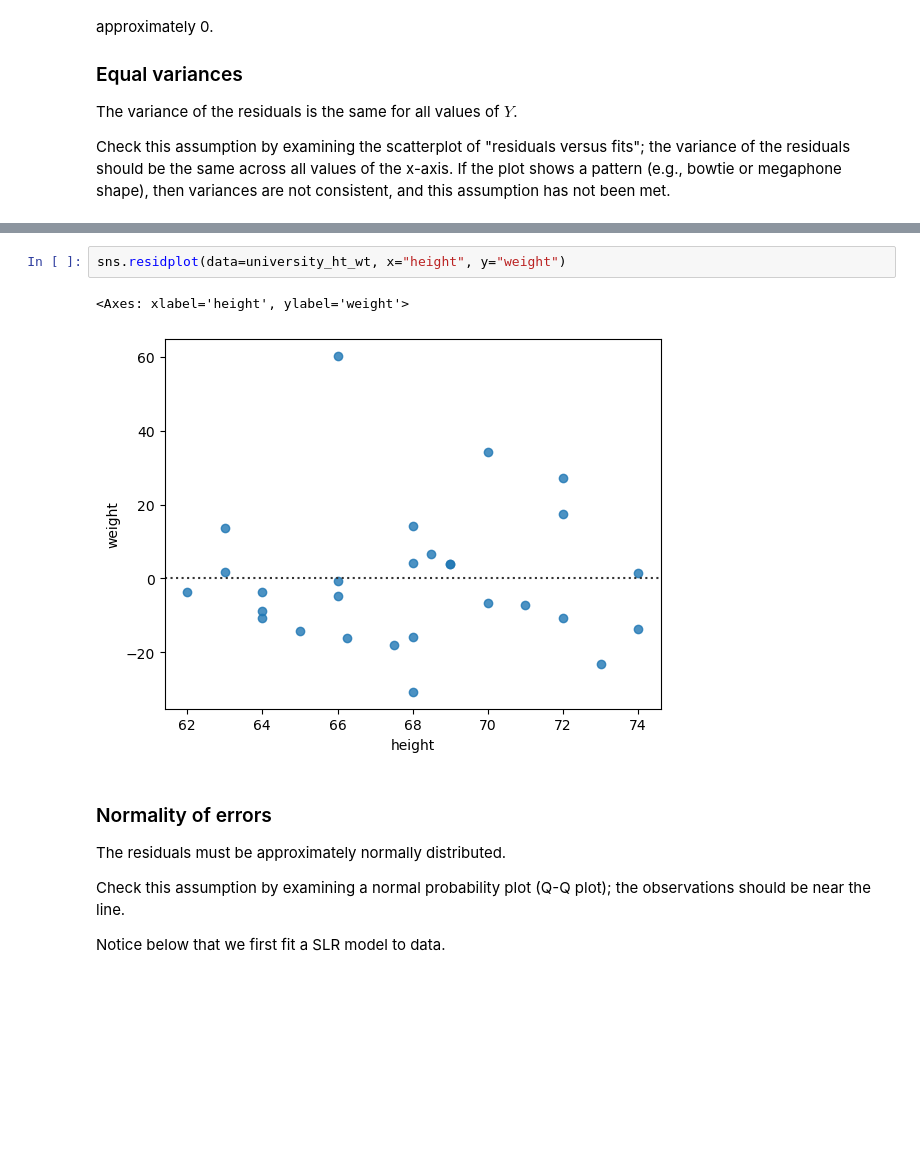
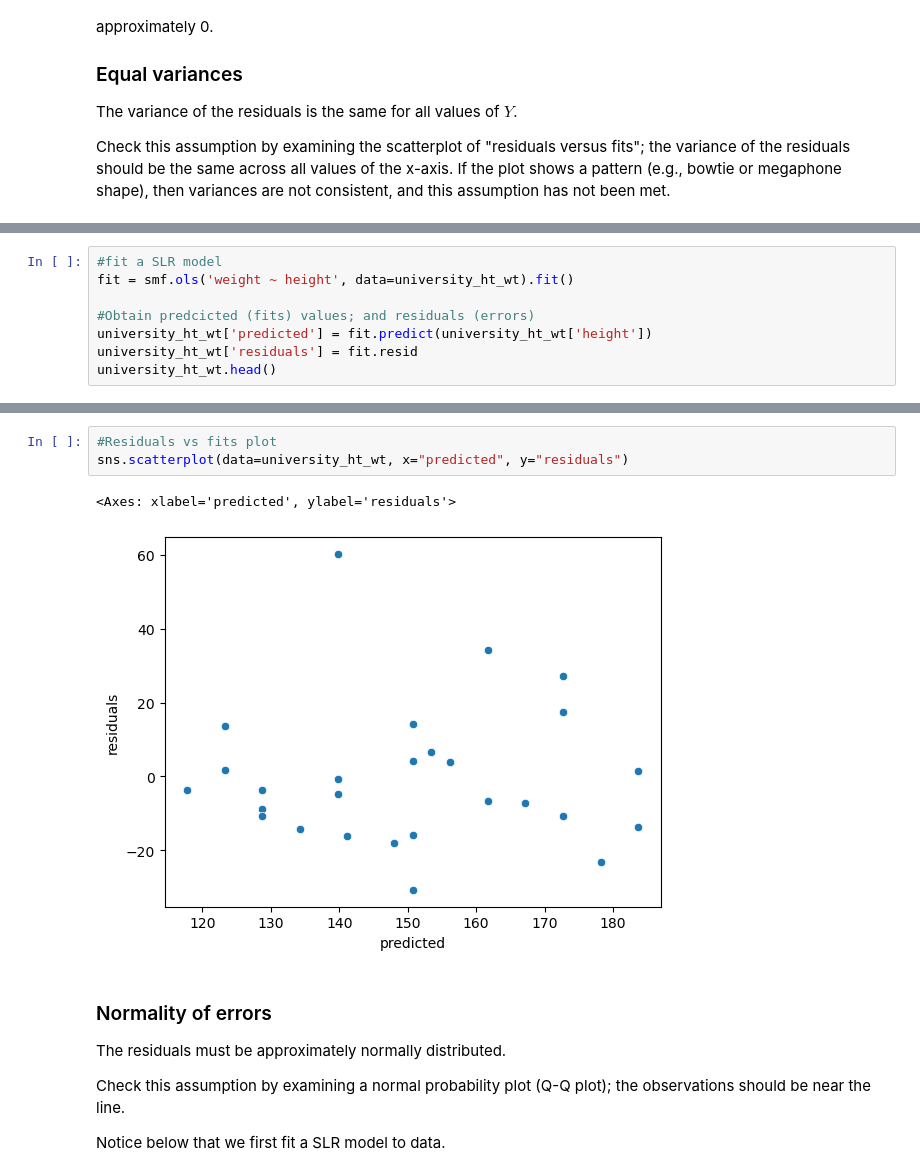
Before and after one commit to Wilber/hpcbootcamp_regression, a Jupyter notebook: regression_simple.ipynb, the cells around one changed output, grey strips where cells are left out. Drawn from its saved outputs; the diff is of its cells as text; blank space fills up the shorter version.

```diff
--- a/regression_simple.ipynb
+++ b/regression_simple.ipynb
@@ -136,0 +138,8 @@ Check this assumption by examining the scatterplot of "residuals versus fits"; t
+# %%
+#fit a SLR model
+fit = smf.ols('weight ~ height', data=university_ht_wt).fit()
+
+#Obtain predcicted (fits) values; and residuals (errors)
+university_ht_wt['predicted'] = fit.predict(university_ht_wt['height'])
+university_ht_wt['residuals'] = fit.resid
+university_ht_wt.head()
@@ -137,8 +153,9 @@ Check this assumption by examining the scatterplot of "residuals versus fits"; t
 # %%
-sns.residplot(data=university_ht_wt, x="height", y="weight")
+#Residuals vs fits plot
+sns.scatterplot(data=university_ht_wt, x="predicted", y="residuals")
 # %% [output]
-<Axes: xlabel='height', ylabel='weight'>
+<Axes: xlabel='predicted', ylabel='residuals'>
-[figure, old version]
+[figure, new version]
 # %% [markdown]
 ### Normality of errors
 
```
Also changed, not shown: parts of 3 cells of this notebook.
